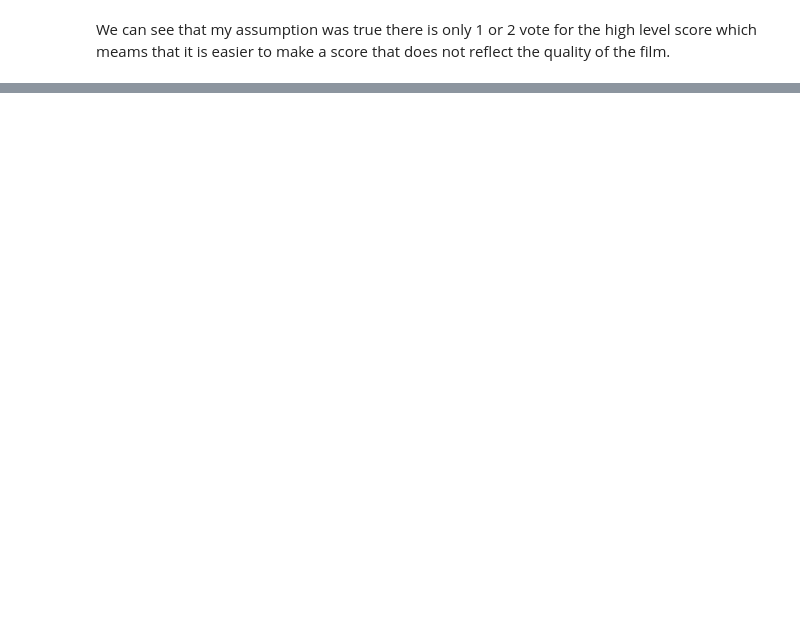
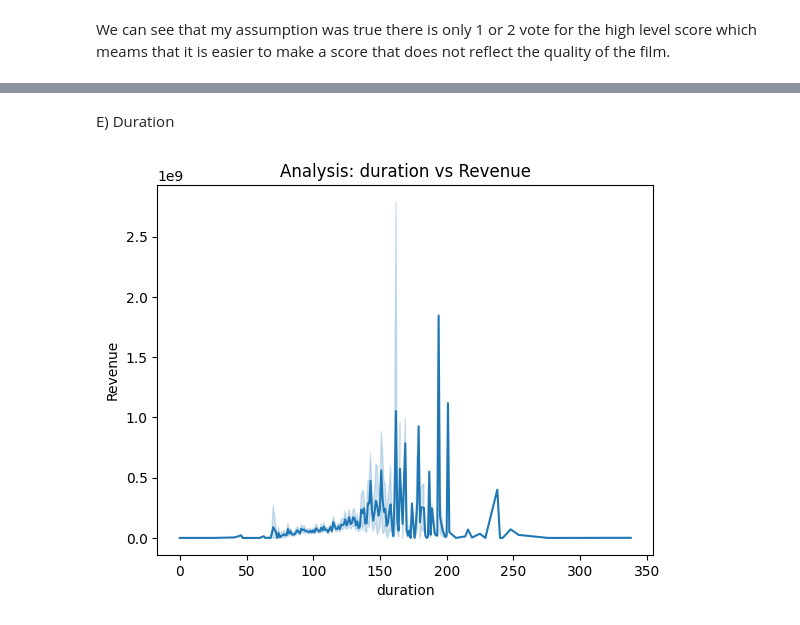
Before and after one commit to corentinmaillard/IA_Project, a Jupyter notebook: file.ipynb, the cells around one changed output, grey strips where cells are left out. Cells and saved outputs as stored; diff of their text form; code cells hidden in the pictures; blank space fills up the shorter version.

```diff
--- a/file.ipynb
+++ b/file.ipynb
@@ -309,0 +335,11 @@ We can see that my assumption was true there is only 1 or 2 vote for the high le
+# %% [markdown]
+E) Duration
+# %%
+
+sns.lineplot(x='duration', y='revenue', data=data_combind)
+plt.title('Analysis: duration vs Revenue')
+plt.xlabel('duration')
+plt.ylabel('Revenue')
+plt.show()
+# %% [output]
+[figure, added]
```
Also changed, not shown: parts of 12 cells of this notebook.
